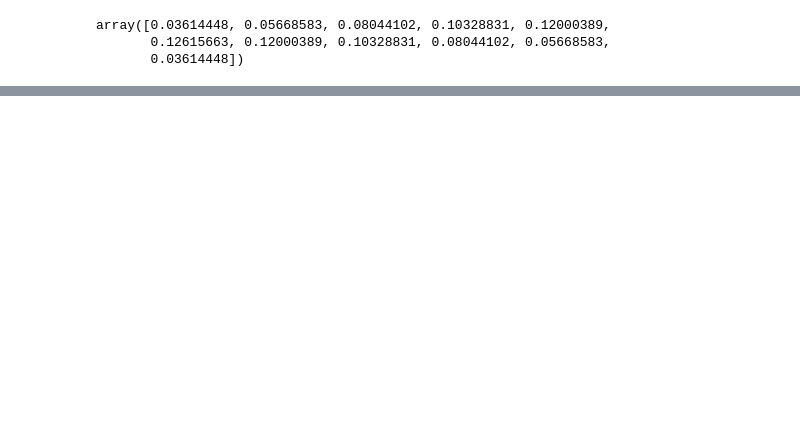
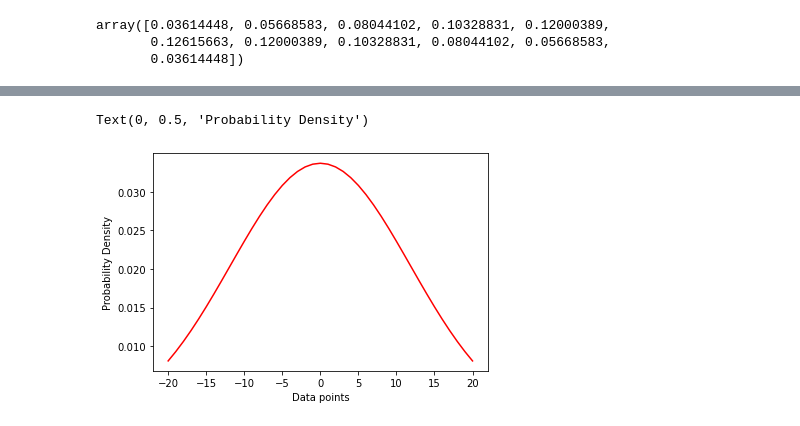
Before and after one commit to sumanth19k/ML_Bootcamp, a Jupyter notebook: Stats/stats.ipynb, the cells around one changed output, grey strips where cells are left out. Saved outputs shown, nothing was run; the diff lists cells and outputs as text; code cells hidden in the pictures; blank space fills up the shorter version.

```diff
--- a/Stats/stats.ipynb
+++ b/Stats/stats.ipynb
@@ -37,0 +56,20 @@ array([0.03614448, 0.05668583, 0.08044102, 0.10328831, 0.12000389,
+# %%
+#Creating a Function.
+def normal_dist(x , mean , sd):
+    prob_density = (1/(sd*(np.sqrt(2*np.pi)))) * np.exp(-0.5*((x-mean)/sd)**2)
+    return prob_density
+
+#Calculate mean and Standard deviation.
+mean = np.mean(x)
+sd = np.std(x)
+
+#Apply function to the data.
+pdf = normal_dist(x,mean,sd)
+
+#Plotting the Results
+plt.plot(x,pdf , color = 'red')
+plt.xlabel('Data points')
+plt.ylabel('Probability Density')
+# %% [output]
+Text(0, 0.5, 'Probability Density')
+[figure, added]
```
Also changed, not shown: parts of 11 cells of this notebook.
